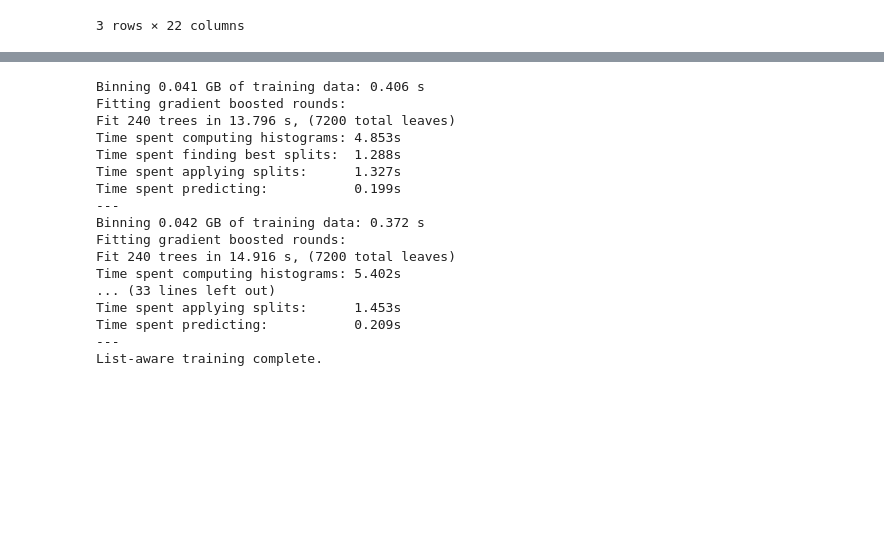
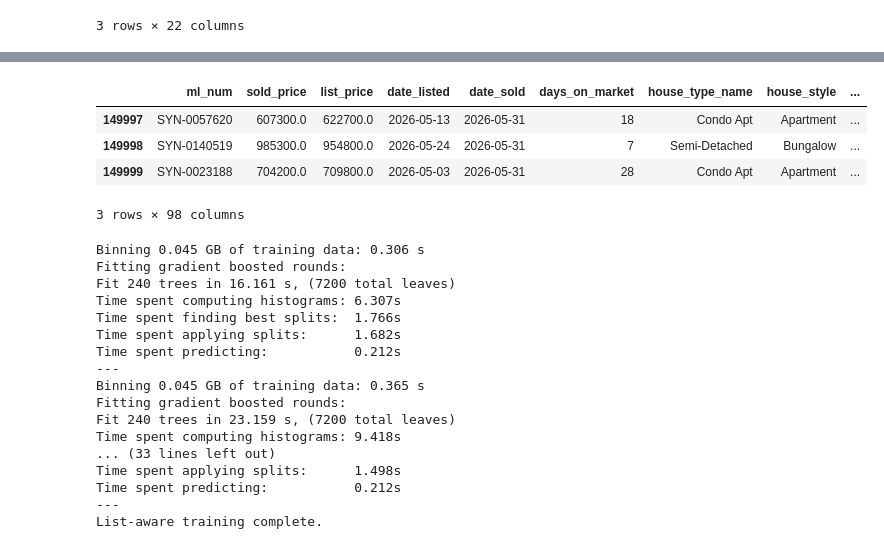
Before and after one commit to LucasWHJ/SSU-Data-Dash, a Jupyter notebook: notebooks/02_feature_modelling.ipynb, the cells around one changed output, grey strips where cells are left out. Drawn from its saved outputs; the diff is of its cells as text; code cells hidden in the pictures; blank space fills up the shorter version.

Commit message:
feature and model experimentation with time-based features

```diff
--- a/notebooks/02_feature_modelling.ipynb
+++ b/notebooks/02_feature_modelling.ipynb
@@ -116,6 +111,9 @@ remark_kwds = {"renovated": r"renovat|updated|modern|upgrad|remodel",
 
 for kwd, pattern in remark_kwds.items():
     homes[f'has_{kwd}'] = homes['remarks'].str.lower().str.contains(pattern, regex = True).astype(int)
+# %%
+homes['date_listed_before_1d'] = homes['date_listed'] - pd.DateOffset(days = 1)
+homes['date_sold_before_1d'] = homes['date_sold'] - pd.DateOffset(days = 1)
 # %%
 homes.head(3)
 # %% [output]
@@ -129,0 +125,9 @@ homes.head(3)
+# %%
+groupings = ['house_type_name', 'municipality', 'house_style']
+
+daily_sales = homes.groupby(['date_sold'] + groupings,
+                            observed = False).agg({'ml_num': 'count',
+                                                   'log_sold_price': 'sum',
+                                                   'days_on_market': 'sum'}).reset_index().rename(columns = {'date_sold': 'date_sold_last'})
+
+groupings_obj = daily_sales.groupby(groupings, observed = True)
@@ -129,0 +141,19 @@ homes.head(3)
+# %%
+cat_offset = len(pd.MultiIndex.from_product([daily_sales[col].cat.categories for col in groupings]))
+
+daily_sales['num_sales'] = groupings_obj['ml_num'].cumsum()
+daily_sales['cumsum_log_sold_price'] = groupings_obj['log_sold_price'].cumsum()
+daily_sales['cumsum_days_on_market'] = groupings_obj['days_on_market'].cumsum()
+
+for w in [1, 30, 90]:
+    daily_sales[f'num_sales_lag_{w}d'] = daily_sales['num_sales'].shift(w * cat_offset)
+    daily_sales[f'cumsum_log_sold_price_lag_{w}d'] = daily_sales['cumsum_log_sold_price'].shift(w * cat_offset)
+    daily_sales[f'cumsum_days_on_market_lag_{w}d'] = daily_sales['cumsum_days_on_market'].shift(w * cat_offset)
+
+    daily_sales[f'diff_num_sales_{w}d'] = (daily_sales['num_sales'] - daily_sales[f'num_sales_lag_{w}d']).replace(0, np.nan)
+
+    daily_sales[f'diff_log_sold_price_{w}d'] = daily_sales['cumsum_log_sold_price'] - daily_sales[f'cumsum_log_sold_price_lag_{w}d']
+    daily_sales[f'mean_log_sold_price_{w}d'] = daily_sales[f'diff_log_sold_price_{w}d'] / daily_sales[f'diff_num_sales_{w}d']
+
+    daily_sales[f'diff_days_on_market_{w}d'] = daily_sales['cumsum_days_on_market'] - daily_sales[f'cumsum_days_on_market_lag_{w}d']
+    daily_sales[f'mean_days_on_market_{w}d'] = daily_sales[f'diff_days_on_market_{w}d'] / daily_sales[f'diff_num_sales_{w}d']
@@ -129,0 +176,5 @@ homes.head(3)
+# %%
+valid_cols = homes.columns  # Important, define validation-only columns before merging homes with time-based features
+
+homes = homes.merge(daily_sales.drop(columns = ['ml_num', 'log_sold_price', 'days_on_market']),
+                    how = 'left', left_on = ['date_listed_before_1d'] + groupings, right_on = ['date_sold_last'] + groupings)
@@ -130,3 +189,11 @@ homes.head(3)
+# %%
+homes.tail(3)
+# %% [output]
+|  | ml_num | sold_price | list_price | date_listed | date_sold | days_on_market | house_type_name | house_style | ... |
+| 149997 | SYN-0057620 | 607300.0 | 622700.0 | 2026-05-13 | 2026-05-31 | 18 | Condo Apt | Apartment | ... |
+| 149998 | SYN-0140519 | 985300.0 | 954800.0 | 2026-05-24 | 2026-05-31 | 7 | Semi-Detached | Bungalow | ... |
+| 149999 | SYN-0023188 | 704200.0 | 709800.0 | 2026-05-03 | 2026-05-31 | 28 | Condo Apt | Apartment | ... |
+3 rows × 98 columns
 # %%
 list_cols = ['list_price', 'list_price_per_sqft']
 
@@ -163,13 +223,12 @@ results = []
 month_periods = pd.period_range("2025-12", "2026-05", freq = "M")
 
 for month in month_periods:
-    train, valid = homes[homes['sold_month_yr'] < month], homes[homes['sold_month_yr'] == month]
+    train, valid = homes[homes['sold_month_yr'] < month], homes[homes['sold_month_yr'] == month][valid_cols]
 
     X_train, y_train = train[list_aware_cols], train['sold_to_list_price_ratio']
     X_valid, y_valid = valid[list_aware_cols], valid['sold_price']
 
     gb_model = models.HistGradientBoostingRegressor(random_state = 0,
-                                                    categorical_features = cat_cols,
                                                     loss = 'absolute_error', learning_rate = 0.06,
                                                     max_iter = 240, max_leaf_nodes = 30, min_samples_leaf = 40, max_depth = None,
                                                     l2_regularization = 0.1, max_bins = 255, validation_fraction = None,
@@ -185,21 +244,21 @@ print("List-aware training complete.")
 
 results = pd.concat(results).reset_index(drop = True)
 # %% [output]
-Binning 0.041 GB of training data: 0.406 s
+Binning 0.045 GB of training data: 0.306 s
 Fitting gradient boosted rounds:
-Fit 240 trees in 13.796 s, (7200 total leaves)
-Time spent computing histograms: 4.853s
-Time spent finding best splits:  1.288s
-Time spent applying splits:      1.327s
-Time spent predicting:           0.199s
+Fit 240 trees in 16.161 s, (7200 total leaves)
+Time spent computing histograms: 6.307s
+Time spent finding best splits:  1.766s
+Time spent applying splits:      1.682s
+Time spent predicting:           0.212s
 ---
-Binning 0.042 GB of training data: 0.372 s
+Binning 0.045 GB of training data: 0.365 s
 Fitting gradient boosted rounds:
-Fit 240 trees in 14.916 s, (7200 total leaves)
-Time spent computing histograms: 5.402s
+Fit 240 trees in 23.159 s, (7200 total leaves)
+Time spent computing histograms: 9.418s
 ... (33 lines left out)
-Time spent applying splits:      1.453s
-Time spent predicting:           0.209s
+Time spent applying splits:      1.498s
+Time spent predicting:           0.212s
 ---
 List-aware training complete.
 # %%
```
Also changed, not shown: parts of 16 cells of this notebook.
